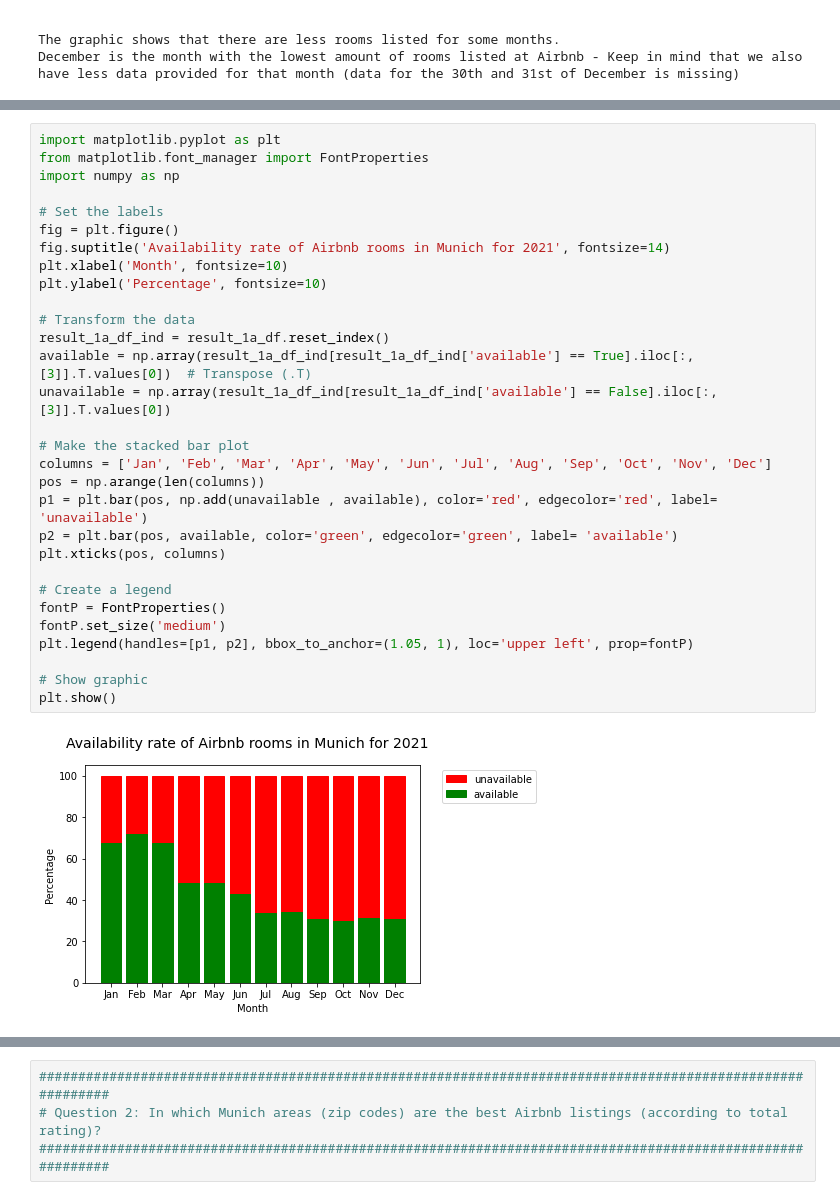
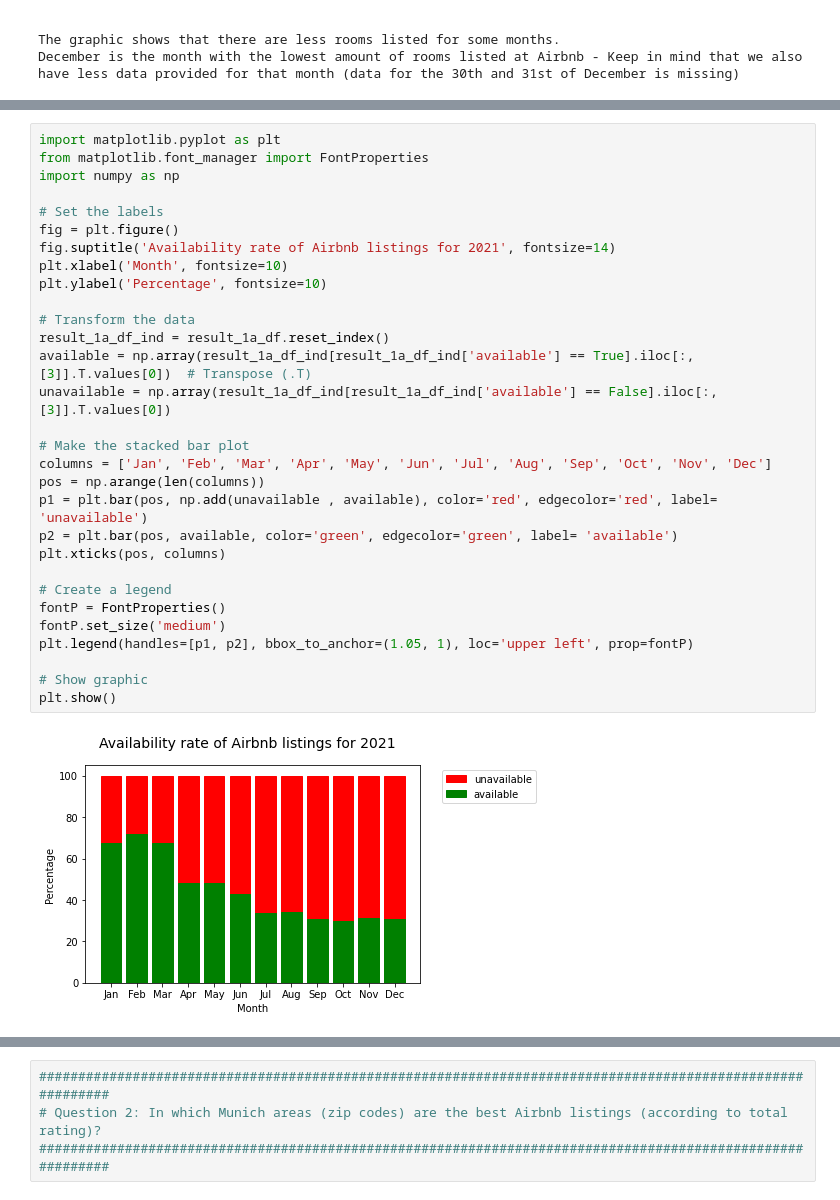
Before and after one commit to AliceSchuster/Udacity_Project_1, a Jupyter notebook: udacity_project_1.ipynb, the cells around one changed output, grey strips where cells are left out. Cells and saved outputs as stored; diff of their text form.

```diff
--- a/udacity_project_1.ipynb
+++ b/udacity_project_1.ipynb
@@ -177,35 +214,35 @@ Only hotel rooms are slightly more booked in January 2021 compared to the other
 # %%
 import matplotlib.pyplot as plt
 from matplotlib.font_manager import FontProperties
 import numpy as np
 
 # Set the labels
 fig = plt.figure()
-fig.suptitle('Availability rate of Airbnb rooms in Munich for 2021', fontsize=14)
+fig.suptitle('Availability rate of Airbnb listings for 2021', fontsize=14)
 plt.xlabel('Month', fontsize=10)
 plt.ylabel('Percentage', fontsize=10)
 
 # Transform the data
 result_1a_df_ind = result_1a_df.reset_index()
 available = np.array(result_1a_df_ind[result_1a_df_ind['available'] == True].iloc[:,[3]].T.values[0])  # Transpose (.T)
 unavailable = np.array(result_1a_df_ind[result_1a_df_ind['available'] == False].iloc[:,[3]].T.values[0])
 
 # Make the stacked bar plot
 columns = ['Jan', 'Feb', 'Mar', 'Apr', 'May', 'Jun', 'Jul', 'Aug', 'Sep', 'Oct', 'Nov', 'Dec']
 pos = np.arange(len(columns))
 p1 = plt.bar(pos, np.add(unavailable , available), color='red', edgecolor='red', label= 'unavailable')
 p2 = plt.bar(pos, available, color='green', edgecolor='green', label= 'available')
 plt.xticks(pos, columns)
 
 # Create a legend
 fontP = FontProperties()
 fontP.set_size('medium')
 plt.legend(handles=[p1, p2], bbox_to_anchor=(1.05, 1), loc='upper left', prop=fontP)
 
 # Show graphic
 plt.show()
 # %% [output]
-[figure, old version]
+[figure, new version]
 # %%
 import altair as alt
 import calendar
```
Also changed, not shown: parts of 25 cells of this notebook.
